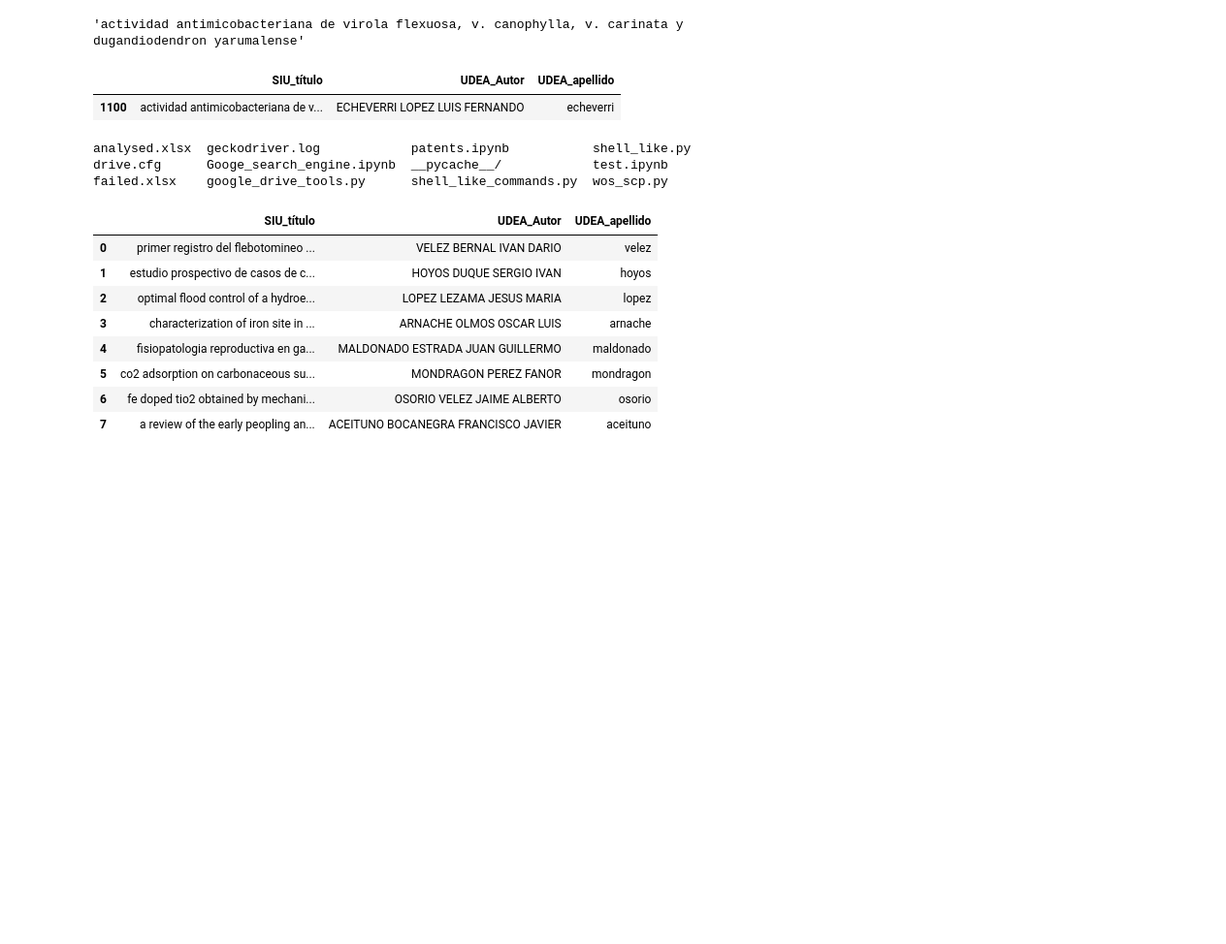
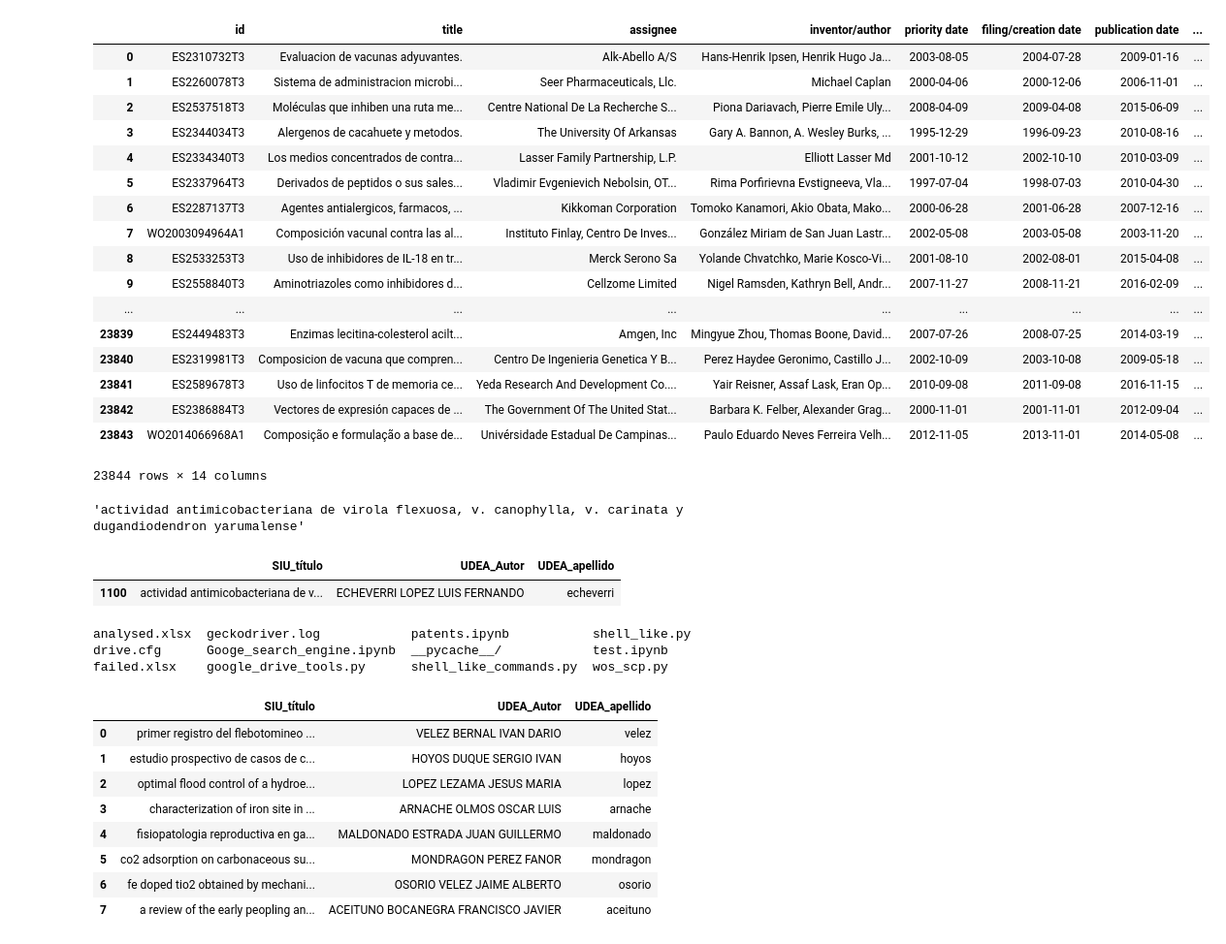
Before and after one commit to restrepo/run_firefox_from_jupyter, a Jupyter notebook: test.ipynb, the cells around one changed output. Shown at 97% size. Drawn from its saved outputs; the diff is of its cells as text; code cells hidden in the pictures; blank space fills up the shorter version.

```diff
--- a/test.ipynb
+++ b/test.ipynb
@@ -2,6 +2,27 @@
 import pandas as pd
 import unidecode
 from wos_scp import *
+# %%
+pd.read_excel('patents_ZLXO.xlsx')
+# %% [output]
+|  | id | title | assignee | inventor/author | priority date | filing/creation date | publication date | ... |
+| 0 | ES2310732T3 | Evaluacion de vacunas adyuvantes. | Alk-Abello A/S | Hans-Henrik Ipsen, Henrik Hugo Ja... | 2003-08-05 | 2004-07-28 | 2009-01-16 | ... |
+| 1 | ES2260078T3 | Sistema de administracion microbi... | Seer Pharmaceuticals, Llc. | Michael Caplan | 2000-04-06 | 2000-12-06 | 2006-11-01 | ... |
+| 2 | ES2537518T3 | Moléculas que inhiben una ruta me... | Centre National De La Recherche S... | Piona Dariavach, Pierre Emile Uly... | 2008-04-09 | 2009-04-08 | 2015-06-09 | ... |
+| 3 | ES2344034T3 | Alergenos de cacahuete y metodos. | The University Of Arkansas | Gary A. Bannon, A. Wesley Burks, ... | 1995-12-29 | 1996-09-23 | 2010-08-16 | ... |
+| 4 | ES2334340T3 | Los medios concentrados de contra... | Lasser Family Partnership, L.P. | Elliott Lasser Md | 2001-10-12 | 2002-10-10 | 2010-03-09 | ... |
+| 5 | ES2337964T3 | Derivados de peptidos o sus sales... | Vladimir Evgenievich Nebolsin, OT... | Rima Porfirievna Evstigneeva, Vla... | 1997-07-04 | 1998-07-03 | 2010-04-30 | ... |
+| 6 | ES2287137T3 | Agentes antialergicos, farmacos, ... | Kikkoman Corporation | Tomoko Kanamori, Akio Obata, Mako... | 2000-06-28 | 2001-06-28 | 2007-12-16 | ... |
+| 7 | WO2003094964A1 | Composición vacunal contra las al... | Instituto Finlay, Centro De Inves... | González Miriam de San Juan Lastr... | 2002-05-08 | 2003-05-08 | 2003-11-20 | ... |
+| 8 | ES2533253T3 | Uso de inhibidores de IL-18 en tr... | Merck Serono Sa | Yolande Chvatchko, Marie Kosco-Vi... | 2001-08-10 | 2002-08-01 | 2015-04-08 | ... |
+| 9 | ES2558840T3 | Aminotriazoles como inhibidores d... | Cellzome Limited | Nigel Ramsden, Kathryn Bell, Andr... | 2007-11-27 | 2008-11-21 | 2016-02-09 | ... |
+| ... | ... | ... | ... | ... | ... | ... | ... | ... |
+| 23839 | ES2449483T3 | Enzimas lecitina-colesterol acilt... | Amgen, Inc | Mingyue Zhou, Thomas Boone, David... | 2007-07-26 | 2008-07-25 | 2014-03-19 | ... |
+| 23840 | ES2319981T3 | Composicion de vacuna que compren... | Centro De Ingenieria Genetica Y B... | Perez Haydee Geronimo, Castillo J... | 2002-10-09 | 2003-10-08 | 2009-05-18 | ... |
+| 23841 | ES2589678T3 | Uso de linfocitos T de memoria ce... | Yeda Research And Development Co.... | Yair Reisner, Assaf Lask, Eran Op... | 2010-09-08 | 2011-09-08 | 2016-11-15 | ... |
+| 23842 | ES2386884T3 | Vectores de expresión capaces de ... | The Government Of The United Stat... | Barbara K. Felber, Alexander Grag... | 2000-11-01 | 2001-11-01 | 2012-09-04 | ... |
+| 23843 | WO2014066968A1 | Composição e formulação a base de... | Univérsidade Estadual De Campinas... | Paulo Eduardo Neves Ferreira Velh... | 2012-11-05 | 2013-11-01 | 2014-05-08 | ... |
+23844 rows × 14 columns
 # %%
 pd.read_excel('analysed.xlsx').SIU_título.values[-1]
 # %% [output]
```
Also changed, not shown: 1 other file.
